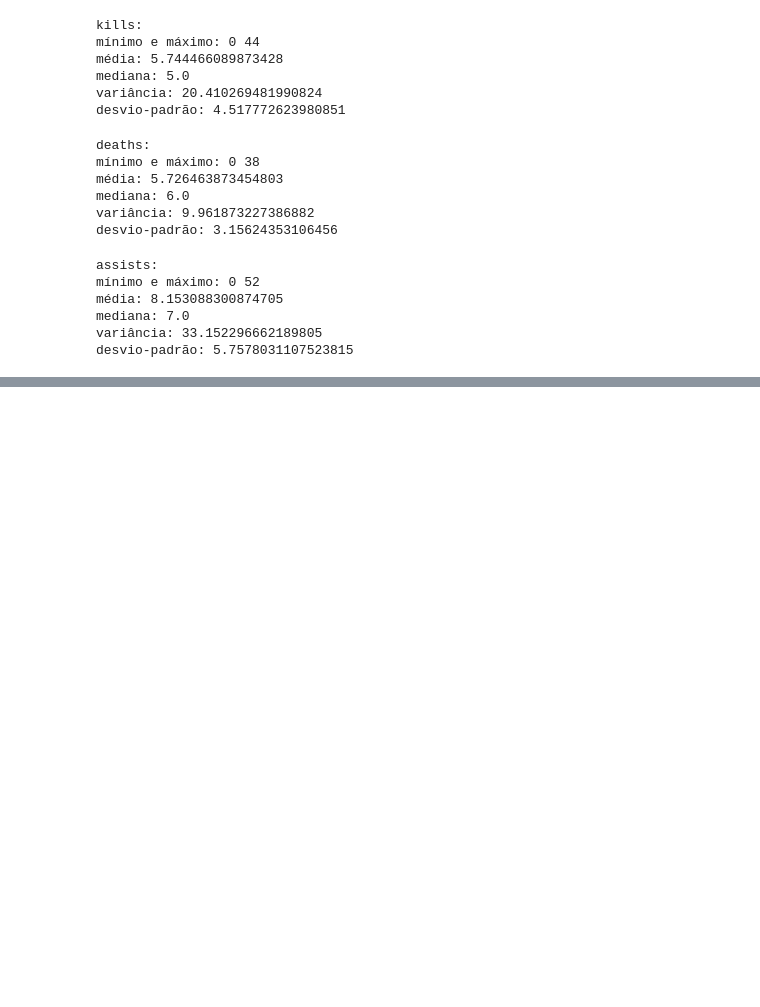
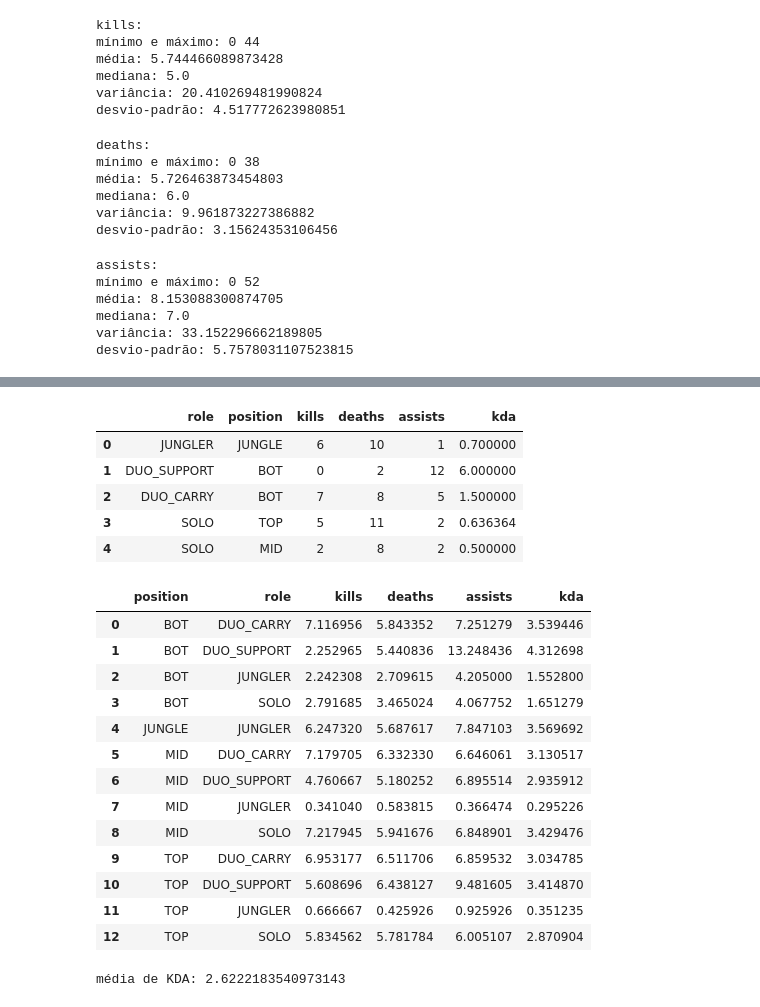
Before and after one commit to innng/data-science-intro-lol, a Jupyter notebook: Projeto.ipynb, the cells around one changed output, grey strips where cells are left out. Cells and saved outputs as stored; diff of their text form; code cells hidden in the pictures; blank space fills up the shorter version.

```diff
--- a/Projeto.ipynb
+++ b/Projeto.ipynb
@@ -919,0 +1189,38 @@ plotly.offline.iplot({"data": data, "layout": layout})
+# %%
+def kdaCalculator(row):
+    return (row['kills'] + row['assists'])/max(1, row['deaths'])
+
+df = deepcopy(df_players)
+df = df[['role', 'position', 'kills', 'deaths', 'assists']]
+
+df['kda'] = df.apply(lambda x: kdaCalculator(x), axis=1, result_type='expand')
+df.head()
+
+df = pd.DataFrame(df.groupby(['position', 'role']).mean())
+df.reset_index(inplace=True)
+
+df
+
+print('média de KDA:', df['kda'].mean())
+# %% [output]
+|  | role | position | kills | deaths | assists | kda |
+| 0 | JUNGLER | JUNGLE | 6 | 10 | 1 | 0.700000 |
+| 1 | DUO_SUPPORT | BOT | 0 | 2 | 12 | 6.000000 |
+| 2 | DUO_CARRY | BOT | 7 | 8 | 5 | 1.500000 |
+| 3 | SOLO | TOP | 5 | 11 | 2 | 0.636364 |
+| 4 | SOLO | MID | 2 | 8 | 2 | 0.500000 |
+|  | position | role | kills | deaths | assists | kda |
+| 0 | BOT | DUO_CARRY | 7.116956 | 5.843352 | 7.251279 | 3.539446 |
+| 1 | BOT | DUO_SUPPORT | 2.252965 | 5.440836 | 13.248436 | 4.312698 |
+| 2 | BOT | JUNGLER | 2.242308 | 2.709615 | 4.205000 | 1.552800 |
+| 3 | BOT | SOLO | 2.791685 | 3.465024 | 4.067752 | 1.651279 |
+| 4 | JUNGLE | JUNGLER | 6.247320 | 5.687617 | 7.847103 | 3.569692 |
+| 5 | MID | DUO_CARRY | 7.179705 | 6.332330 | 6.646061 | 3.130517 |
+| 6 | MID | DUO_SUPPORT | 4.760667 | 5.180252 | 6.895514 | 2.935912 |
+| 7 | MID | JUNGLER | 0.341040 | 0.583815 | 0.366474 | 0.295226 |
+| 8 | MID | SOLO | 7.217945 | 5.941676 | 6.848901 | 3.429476 |
+| 9 | TOP | DUO_CARRY | 6.953177 | 6.511706 | 6.859532 | 3.034785 |
+| 10 | TOP | DUO_SUPPORT | 5.608696 | 6.438127 | 9.481605 | 3.414870 |
+| 11 | TOP | JUNGLER | 0.666667 | 0.425926 | 0.925926 | 0.351235 |
+| 12 | TOP | SOLO | 5.834562 | 5.781784 | 6.005107 | 2.870904 |
+média de KDA: 2.6222183540973143
```
Also changed, not shown: parts of 74 cells of this notebook, 1 other file.
